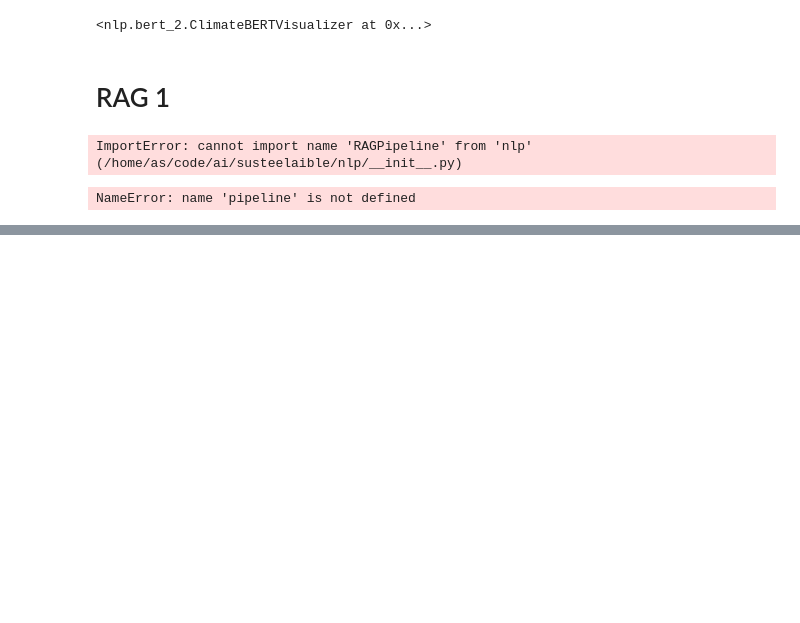
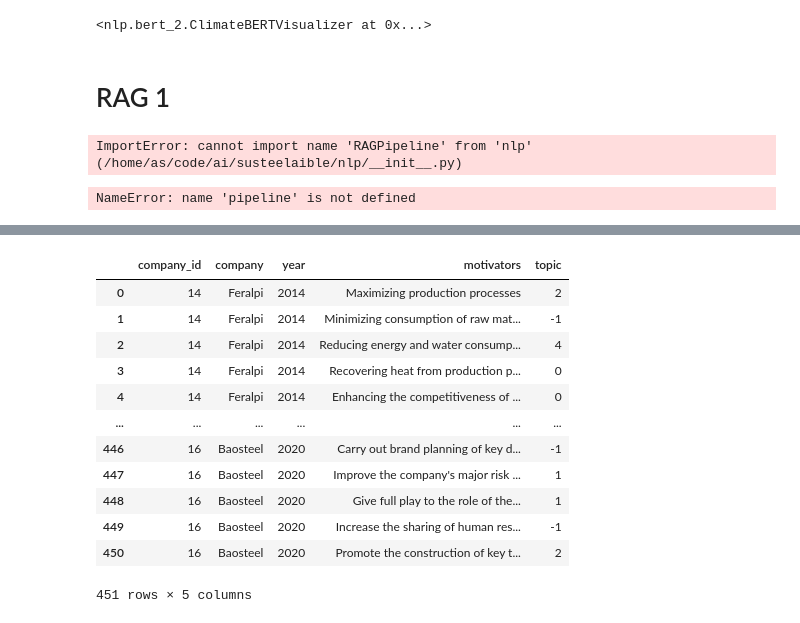
Before and after one commit to am0ebe/SusteelAible, a Jupyter notebook: nlp/run_all.ipynb, the cells around one changed output, grey strips where cells are left out. Drawn from its saved outputs; the diff is of its cells as text; code cells hidden in the pictures; blank space fills up the shorter version.

Commit message:
[wip] rag2: bertopic, clustering, dimension reduction, parse csv ...

```diff
--- a/nlp/run_all.ipynb
+++ b/nlp/run_all.ipynb
@@ -76,0 +79,24 @@ NameError: name 'pipeline' is not defined
+# %%
+from nlp import TopicModeler, TopicModelConfig, run_topic_modeling_pipeline
+
+# Option 1: Use the convenience function with defaults
+results = run_topic_modeling_pipeline(
+    data_folder="../out",
+    output_folder="../out/topics"
+)
+
+# Option 2: With custom config
+# config = TopicModelConfig(
+#     embedding_model="thenlper/gte-small",
+#     hdbscan_min_cluster_size=15,  # Higher = fewer topics
+#     hdbscan_min_samples=10,       # Lower = less outliers
+# )
+# results = run_topic_modeling_pipeline(
+#     data_folder="./out",
+#     output_folder="./out/topics",
+#     config=config
+# )
+
+# Access results
+barriers_df = results['barriers']['df']
+motivators_df = results['motivators']['df']
@@ -76,0 +185,16 @@ NameError: name 'pipeline' is not defined
+# %%
+motivators_df
+# %% [output]
+|  | company_id | company | year | motivators | topic |
+| 0 | 14 | Feralpi | 2014 | Maximizing production processes | 2 |
+| 1 | 14 | Feralpi | 2014 | Minimizing consumption of raw mat... | -1 |
+| 2 | 14 | Feralpi | 2014 | Reducing energy and water consump... | 4 |
+| 3 | 14 | Feralpi | 2014 | Recovering heat from production p... | 0 |
+| 4 | 14 | Feralpi | 2014 | Enhancing the competitiveness of ... | 0 |
+| ... | ... | ... | ... | ... | ... |
+| 446 | 16 | Baosteel | 2020 | Carry out brand planning of key d... | -1 |
+| 447 | 16 | Baosteel | 2020 | Improve the company's major risk ... | 1 |
+| 448 | 16 | Baosteel | 2020 | Give full play to the role of the... | 1 |
+| 449 | 16 | Baosteel | 2020 | Increase the sharing of human res... | -1 |
+| 450 | 16 | Baosteel | 2020 | Promote the construction of key t... | 2 |
+451 rows × 5 columns
```
Also changed, not shown: parts of 2 cells of this notebook, 7 other files.
